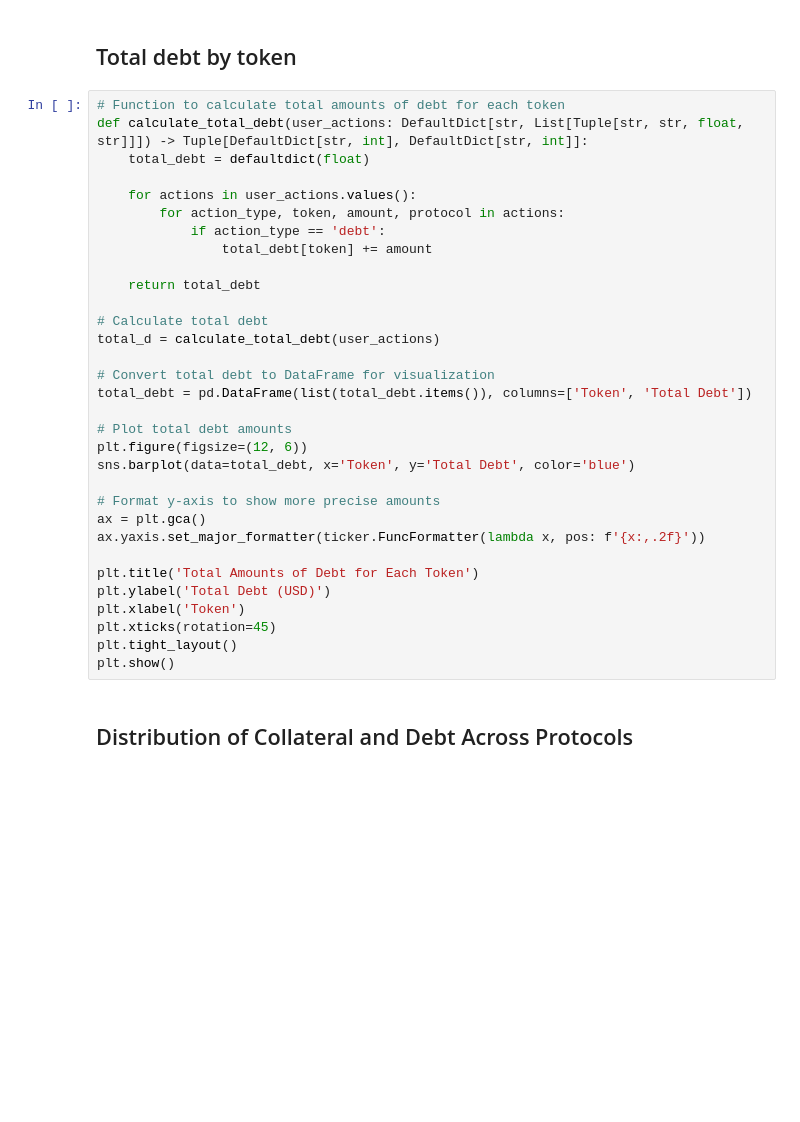
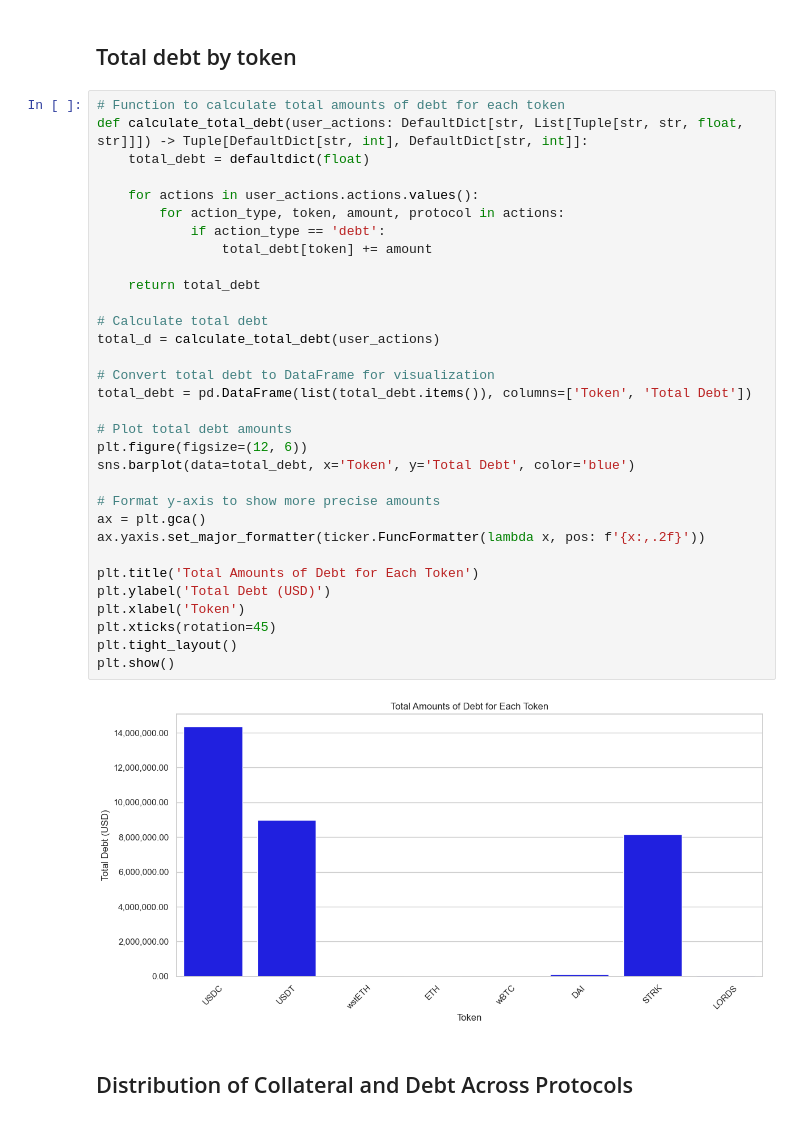
Before and after one commit to CarmineOptions/derisk-research, a Jupyter notebook: notebooks/analyze_looping_across_lending_protocols.ipynb, the cells around one changed output. Saved outputs shown, nothing was run; the diff lists cells and outputs as text; blank space fills up the shorter version.

```diff
--- a/notebooks/analyze_looping_across_lending_protocols.ipynb
+++ b/notebooks/analyze_looping_across_lending_protocols.ipynb
@@ -560,34 +605,36 @@ plt.show()
 # Function to calculate total amounts of debt for each token
 def calculate_total_debt(user_actions: DefaultDict[str, List[Tuple[str, str, float, str]]]) -> Tuple[DefaultDict[str, int], DefaultDict[str, int]]:
     total_debt = defaultdict(float)
 
-    for actions in user_actions.values():
+    for actions in user_actions.actions.values():
         for action_type, token, amount, protocol in actions:
             if action_type == 'debt':
                 total_debt[token] += amount
 
     return total_debt
 
 # Calculate total debt
 total_d = calculate_total_debt(user_actions)
 
 # Convert total debt to DataFrame for visualization
 total_debt = pd.DataFrame(list(total_debt.items()), columns=['Token', 'Total Debt'])
 
 # Plot total debt amounts
 plt.figure(figsize=(12, 6))
 sns.barplot(data=total_debt, x='Token', y='Total Debt', color='blue')
 
 # Format y-axis to show more precise amounts
 ax = plt.gca()
 ax.yaxis.set_major_formatter(ticker.FuncFormatter(lambda x, pos: f'{x:,.2f}'))
 
 plt.title('Total Amounts of Debt for Each Token')
 plt.ylabel('Total Debt (USD)')
 plt.xlabel('Token')
 plt.xticks(rotation=45)
 plt.tight_layout()
 plt.show()
+# %% [output]
+[figure, added]
 # %% [markdown]
 ## Distribution of Collateral and Debt Across Protocols
 # %%
```
Also changed, not shown: parts of 11 cells of this notebook.
